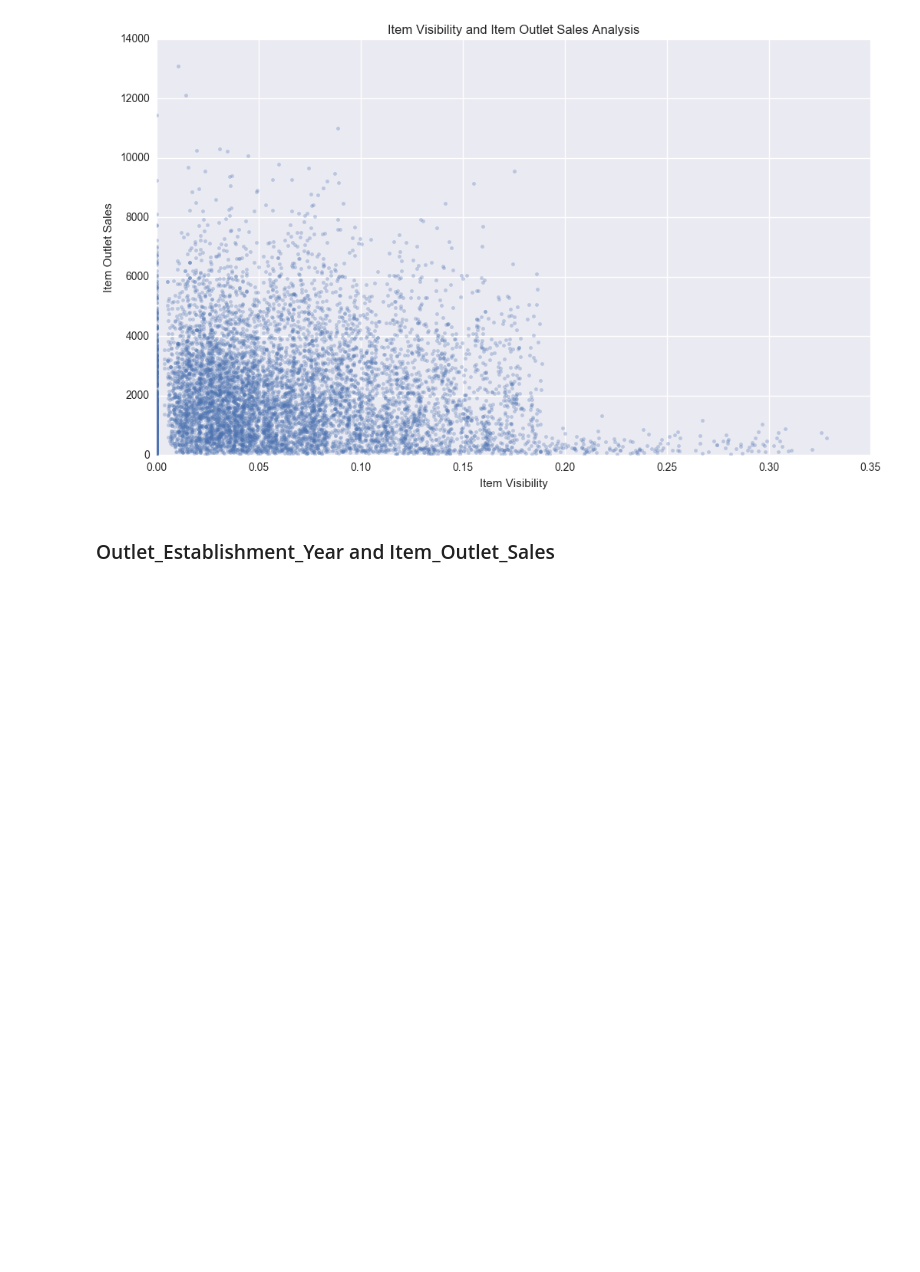
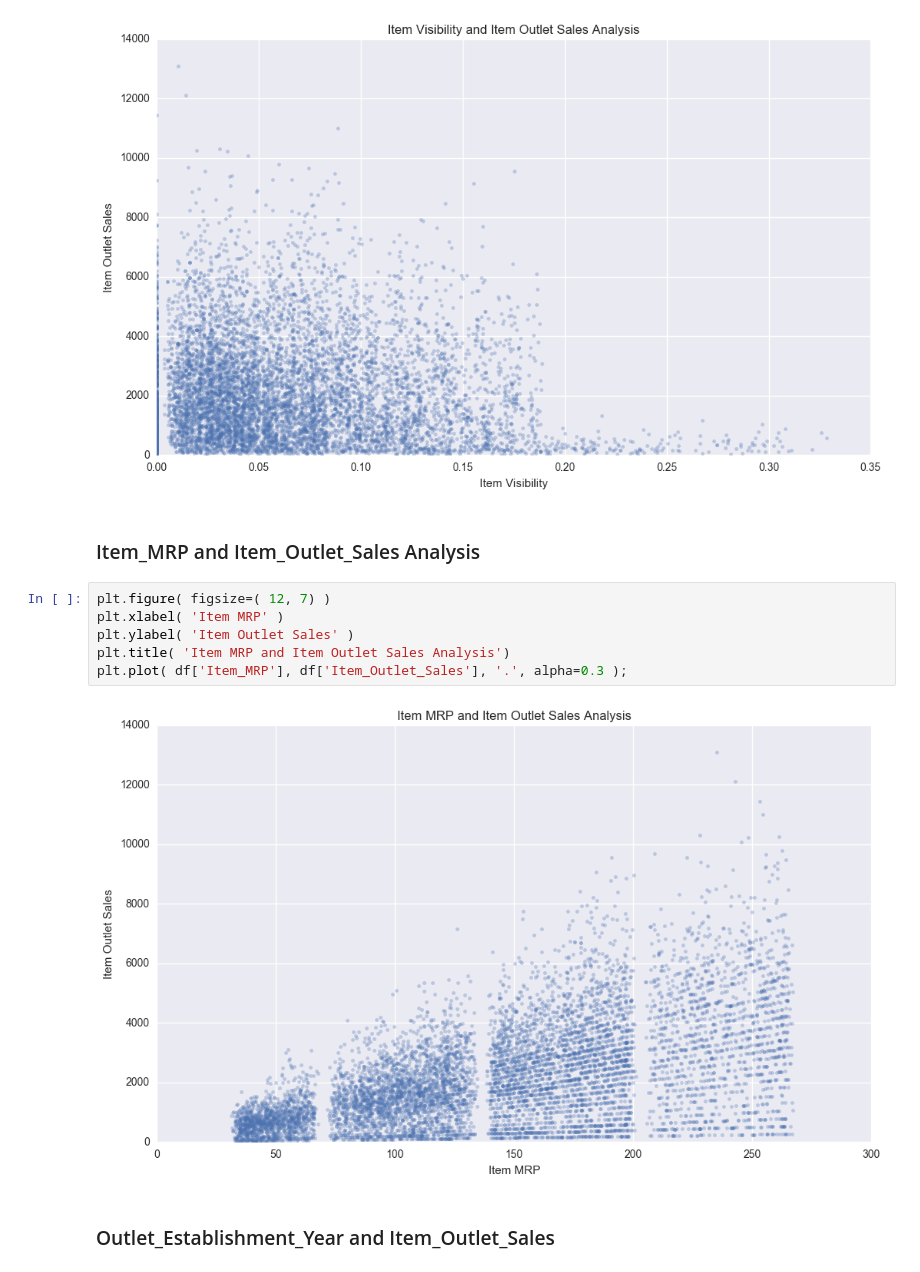
Before and after one commit to Meigarom/Big-Mart-Sales, a Jupyter notebook: Big_Mart_Sales_EDA.ipynb, the cells around one changed output. Cells and saved outputs as stored; diff of their text form; blank space fills up the shorter version.

```diff
--- a/Big_Mart_Sales_EDA.ipynb
+++ b/Big_Mart_Sales_EDA.ipynb
@@ -186,5 +247,15 @@ plt.title( 'Item Visibility and Item Outlet Sales Analysis')
 plt.plot( df['Item_Visibility'], df['Item_Outlet_Sales'], '.', alpha=0.3 );
 # %% [output]
 [figure]
+# %% [markdown]
+### Item_MRP and Item_Outlet_Sales Analysis
+# %%
+plt.figure( figsize=( 12, 7) )
+plt.xlabel( 'Item MRP' )
+plt.ylabel( 'Item Outlet Sales' )
+plt.title( 'Item MRP and Item Outlet Sales Analysis')
+plt.plot( df['Item_MRP'], df['Item_Outlet_Sales'], '.', alpha=0.3 );
+# %% [output]
+[figure, added]
 # %% [markdown]
 ### Outlet_Establishment_Year and Item_Outlet_Sales
```
Also changed, not shown: parts of 22 cells of this notebook.
